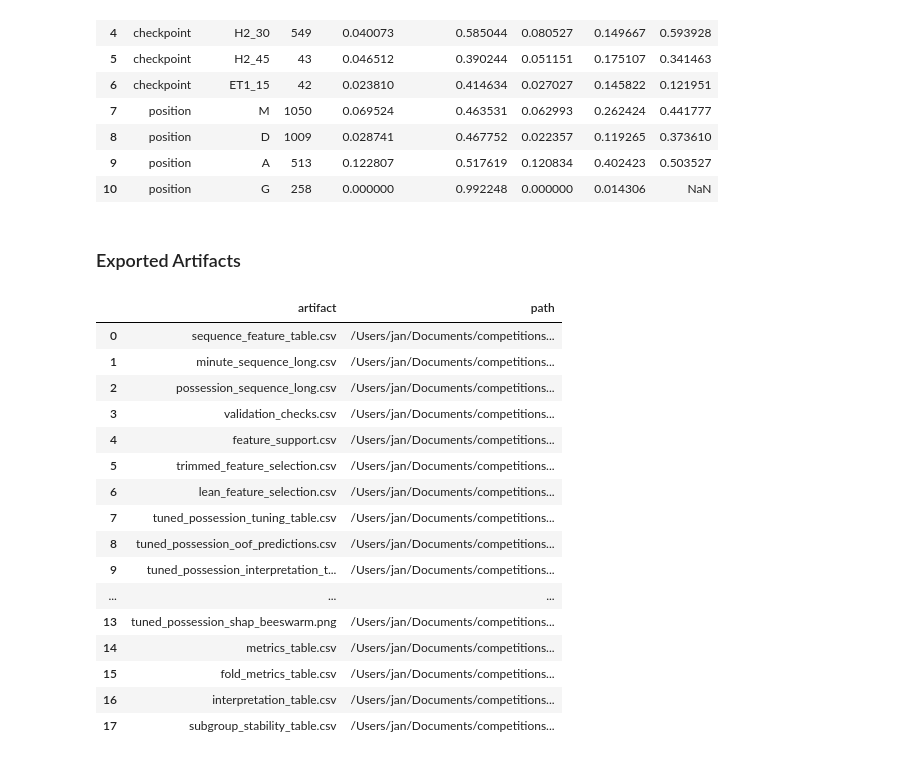
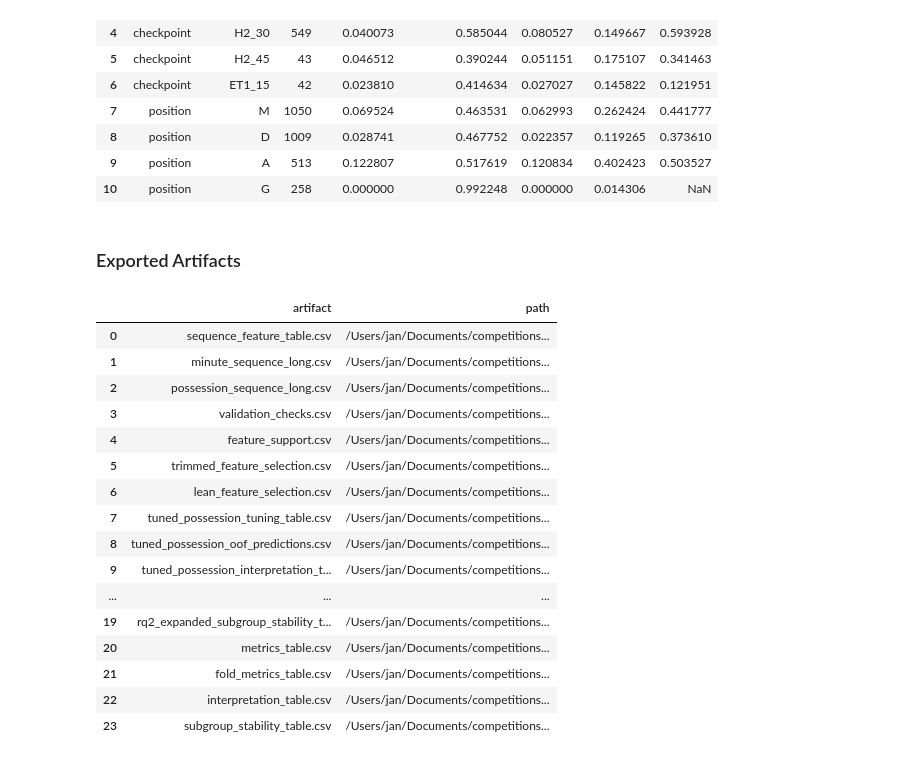
Before and after one commit to janwolyniak/WEC_26, a Jupyter notebook: notebooks/sequential_goal_forecasting_geometry.ipynb, the cells around one changed output. Drawn from its saved outputs; the diff is of its cells as text; code cells hidden in the pictures.

```diff
--- a/notebooks/sequential_goal_forecasting_geometry.ipynb
+++ b/notebooks/sequential_goal_forecasting_geometry.ipynb
@@ -60,7 +60,7 @@ CHECKPOINT_TO_CONT_MIN = {
     'H2_45': 90,
     'ET1_15': 105,
 }
-CATEGORICAL_BASE_FEATURES = ['checkpoint', 'position', 'formation']
+CATEGORICAL_BASE_FEATURES = ['checkpoint', 'position', 'formation', 'minute_in_window']
 BASE_FEATURE_COLUMNS = [
     'checkpoint',
     'checkpoint_min',
@@ -126,5 +126,22 @@ LEAN_SEQPOS_FEATURES = [
     'seqpos_linked_pressure_total',
     'seqpos_unmatched_pressure_share',
 ]
+SAFE_STEP1_RQ2_FEATURES = [
+    'minutes_in_game_to_checkpoint',
+    'minute_in_window',
+    'last15_pass_passed',
+    'last15_pass_passed_accurate',
+    'last15_pass_received',
+    'last15_pass_received_accurate',
+    'cumul_pass_passed',
+    'cumul_pass_passed_accurate',
+    'cumul_pass_received',
+    'cumul_pass_received_accurate',
+]
+LEAKY_STEP1_EXCLUSIONS = [
+    'subbed',
+    'minutes_in_game',
+    'minute_out_window',
+]
 # %% [output]
 /Users/jan/.matplotlib is not a writable directory
@@ -1397,6 +1784,10 @@ tuned_possession_oof_predictions.to_csv(ARTIFACT_DIR / 'tuned_possession_oof_pre
 tuned_possession_interpretation_table.to_csv(ARTIFACT_DIR / 'tuned_possession_interpretation_table.csv', index=False)
 tuned_possession_subgroup_stability_table.to_csv(ARTIFACT_DIR / 'tuned_possession_subgroup_stability_table.csv', index=False)
 tuned_possession_shap_table.to_csv(ARTIFACT_DIR / 'tuned_possession_shap_table.csv', index=False)
+rq2_expanded_tuning_table.to_csv(ARTIFACT_DIR / 'rq2_expanded_tuning_table.csv', index=False)
+rq2_step1_shap_table.to_csv(ARTIFACT_DIR / 'rq2_step1_shap_table.csv', index=False)
+rq2_expanded_interpretation_table.to_csv(ARTIFACT_DIR / 'rq2_expanded_interpretation_table.csv', index=False)
+rq2_expanded_subgroup_stability_table.to_csv(ARTIFACT_DIR / 'rq2_expanded_subgroup_stability_table.csv', index=False)
 metrics_table.to_csv(ARTIFACT_DIR / 'metrics_table.csv', index=False)
 fold_metrics_table.to_csv(ARTIFACT_DIR / 'fold_metrics_table.csv', index=False)
 interpretation_table.to_csv(ARTIFACT_DIR / 'interpretation_table.csv', index=False)
@@ -1421,6 +1812,12 @@ display(
                 'tuned_possession_shap_table.csv',
                 'tuned_possession_shap_bar.png',
                 'tuned_possession_shap_beeswarm.png',
+                'rq2_expanded_tuning_table.csv',
+                'rq2_step1_shap_table.csv',
+                'rq2_step1_shap_bar.png',
+                'rq2_step1_shap_beeswarm.png',
+                'rq2_expanded_interpretation_table.csv',
+                'rq2_expanded_subgroup_stability_table.csv',
                 'metrics_table.csv',
                 'fold_metrics_table.csv',
                 'interpretation_table.csv',
@@ -1436,35 +1833,41 @@ display(
                 'lean_feature_selection.csv',
                 'tuned_possession_tuning_table.csv',
                 'tuned_possession_oof_predictions.csv',
                 'tuned_possession_interpretation_table.csv',
                 'tuned_possession_subgroup_stability_table.csv',
                 'tuned_possession_shap_table.csv',
                 'tuned_possession_shap_bar.png',
                 'tuned_possession_shap_beeswarm.png',
+                'rq2_expanded_tuning_table.csv',
+                'rq2_step1_shap_table.csv',
+                'rq2_step1_shap_bar.png',
+                'rq2_step1_shap_beeswarm.png',
+                'rq2_expanded_interpretation_table.csv',
+                'rq2_expanded_subgroup_stability_table.csv',
                 'metrics_table.csv',
                 'fold_metrics_table.csv',
                 'interpretation_table.csv',
                 'subgroup_stability_table.csv',
             ]],
         }
     )
 )
 # %% [output]
 ### Exported Artifacts
 |  | artifact | path |
 | 0 | sequence_feature_table.csv | /Users/jan/Documents/competitions... |
 | 1 | minute_sequence_long.csv | /Users/jan/Documents/competitions... |
 | 2 | possession_sequence_long.csv | /Users/jan/Documents/competitions... |
 | 3 | validation_checks.csv | /Users/jan/Documents/competitions... |
 | 4 | feature_support.csv | /Users/jan/Documents/competitions... |
 | 5 | trimmed_feature_selection.csv | /Users/jan/Documents/competitions... |
 | 6 | lean_feature_selection.csv | /Users/jan/Documents/competitions... |
 | 7 | tuned_possession_tuning_table.csv | /Users/jan/Documents/competitions... |
 | 8 | tuned_possession_oof_predictions.csv | /Users/jan/Documents/competitions... |
 | 9 | tuned_possession_interpretation_t... | /Users/jan/Documents/competitions... |
 | ... | ... | ... |
-| 13 | tuned_possession_shap_beeswarm.png | /Users/jan/Documents/competitions... |
-| 14 | metrics_table.csv | /Users/jan/Documents/competitions... |
-| 15 | fold_metrics_table.csv | /Users/jan/Documents/competitions... |
-| 16 | interpretation_table.csv | /Users/jan/Documents/competitions... |
-| 17 | subgroup_stability_table.csv | /Users/jan/Documents/competitions... |
+| 19 | rq2_expanded_subgroup_stability_t... | /Users/jan/Documents/competitions... |
+| 20 | metrics_table.csv | /Users/jan/Documents/competitions... |
+| 21 | fold_metrics_table.csv | /Users/jan/Documents/competitions... |
+| 22 | interpretation_table.csv | /Users/jan/Documents/competitions... |
+| 23 | subgroup_stability_table.csv | /Users/jan/Documents/competitions... |
```
Also changed, not shown: parts of 2 cells of this notebook, 6 other files.
